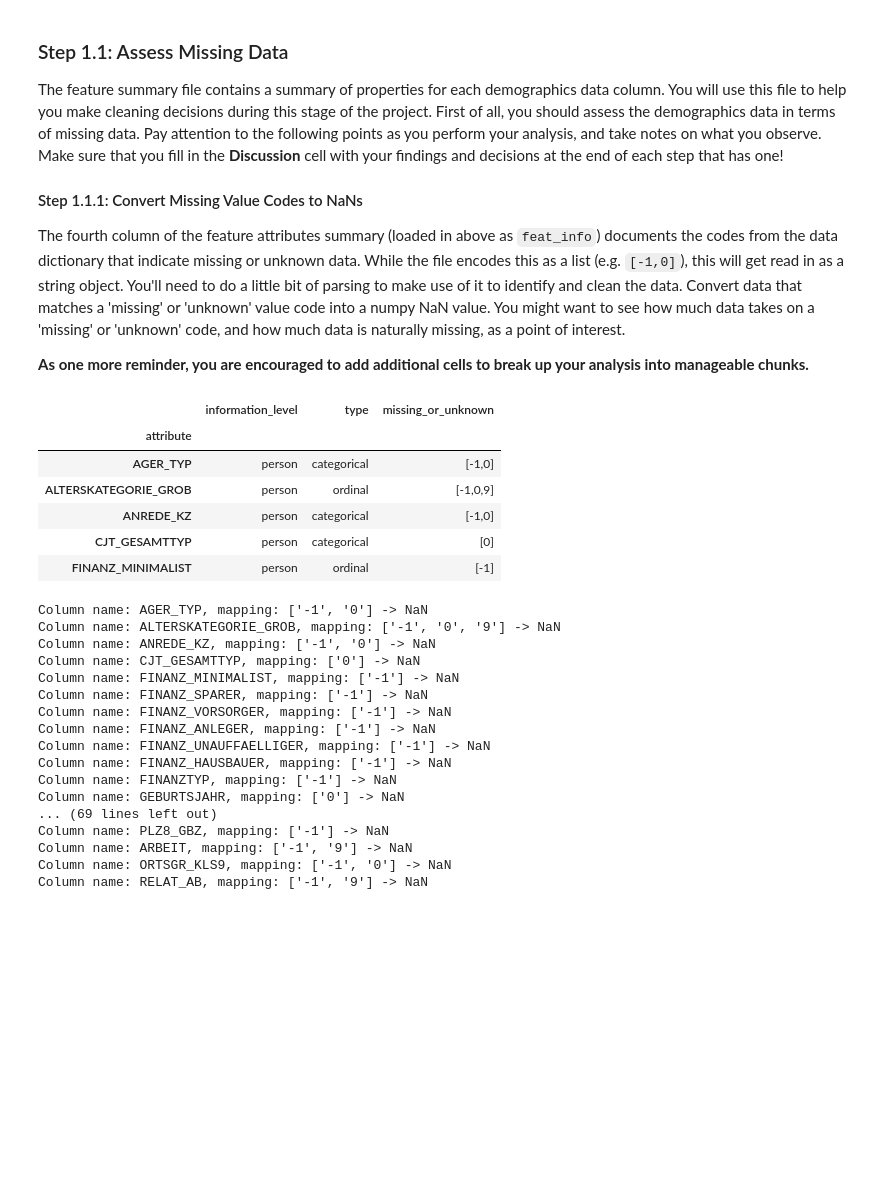
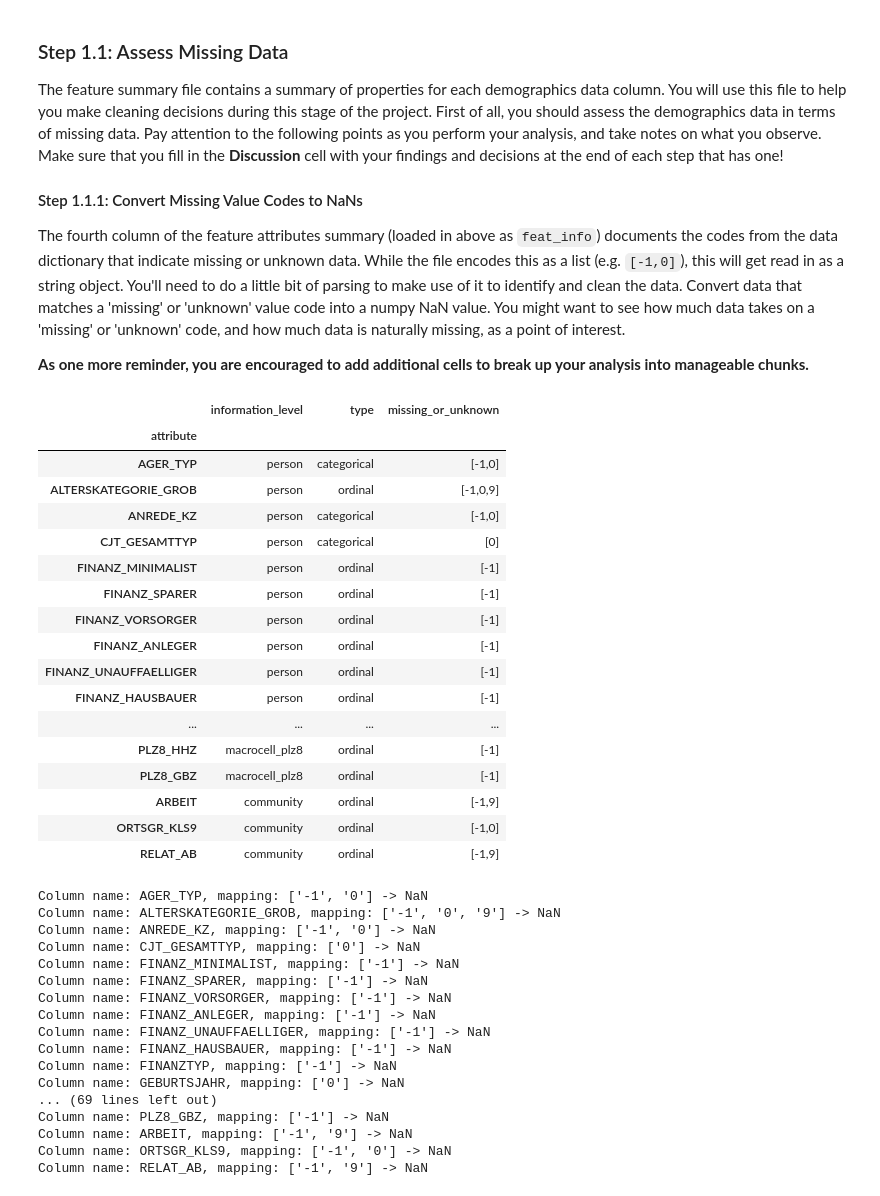
Before and after one commit to Diodak92/Intro-to-Machine-Learning-with-Pytorch, a Jupyter notebook: Identify_Customer_Segments/Identify_Customer_Segments.ipynb, the cells around one changed output. Drawn from its saved outputs; the diff is of its cells as text; code cells hidden in the pictures; blank space fills up the shorter version.

```diff
--- a/Identify_Customer_Segments/Identify_Customer_Segments.ipynb
+++ b/Identify_Customer_Segments/Identify_Customer_Segments.ipynb
@@ -44,8 +42,9 @@ Once the dataset is loaded, it's recommended that you take a little bit of time
 # %%
 # Load in the general demographics data.
 dem_general_df = pd.read_csv('Udacity_AZDIAS_Subset.csv', sep=';')
+ud_customers_df = pd.read_csv('Udacity_CUSTOMERS_Subset.csv', sep=';')
 # Load in the feature summary file.
-dem_features_df = pd.read_csv('AZDIAS_Feature_Summary.csv', sep=';')
+dem_features_df = pd.read_csv('AZDIAS_Feature_Summary.csv', sep=';', index_col='attribute')
 # %%
 # Check the structure of the data after it's loaded (e.g. print the number of
 # rows and columns, print the first few rows).
@@ -72,16 +71,26 @@ The feature summary file contains a summary of properties for each demographics
 The fourth column of the feature attributes summary (loaded in above as `feat_info`) documents the codes from the data dictionary that indicate missing or unknown data. While the file encodes this as a list (e.g. `[-1,0]`), this will get read in as a string object. You'll need to do a little bit of parsing to make use of it to identify and clean the data. Convert data that matches a 'missing' or 'unknown' value code into a numpy NaN value. You might want to see how much data takes on a 'missing' or 'unknown' code, and how much data is naturally missing, as a point of interest.
 
 **As one more reminder, you are encouraged to add additional cells to break up your analysis into manageable chunks.**
-# %%
-dem_features_df.set_index('attribute', inplace=True)
-dem_features_df.head()
-# %% [output]
-|  | information_level | type | missing_or_unknown |
-| attribute |  |  |  |
-| AGER_TYP | person | categorical | [-1,0] |
-| ALTERSKATEGORIE_GROB | person | ordinal | [-1,0,9] |
-| ANREDE_KZ | person | categorical | [-1,0] |
-| CJT_GESAMTTYP | person | categorical | [0] |
-| FINANZ_MINIMALIST | person | ordinal | [-1] |
+# %%
+dem_features_df
+# %% [output]
+|  | information_level | type | missing_or_unknown |
+| attribute |  |  |  |
+| AGER_TYP | person | categorical | [-1,0] |
+| ALTERSKATEGORIE_GROB | person | ordinal | [-1,0,9] |
+| ANREDE_KZ | person | categorical | [-1,0] |
+| CJT_GESAMTTYP | person | categorical | [0] |
+| FINANZ_MINIMALIST | person | ordinal | [-1] |
+| FINANZ_SPARER | person | ordinal | [-1] |
+| FINANZ_VORSORGER | person | ordinal | [-1] |
+| FINANZ_ANLEGER | person | ordinal | [-1] |
+| FINANZ_UNAUFFAELLIGER | person | ordinal | [-1] |
+| FINANZ_HAUSBAUER | person | ordinal | [-1] |
+| ... | ... | ... | ... |
+| PLZ8_HHZ | macrocell_plz8 | ordinal | [-1] |
+| PLZ8_GBZ | macrocell_plz8 | ordinal | [-1] |
+| ARBEIT | community | ordinal | [-1,9] |
+| ORTSGR_KLS9 | community | ordinal | [-1,0] |
+| RELAT_AB | community | ordinal | [-1,9] |
 # %%
 # Identify missing or unknown data values and convert them to NaNs.
```
Also changed, not shown: parts of 10 cells of this notebook.
